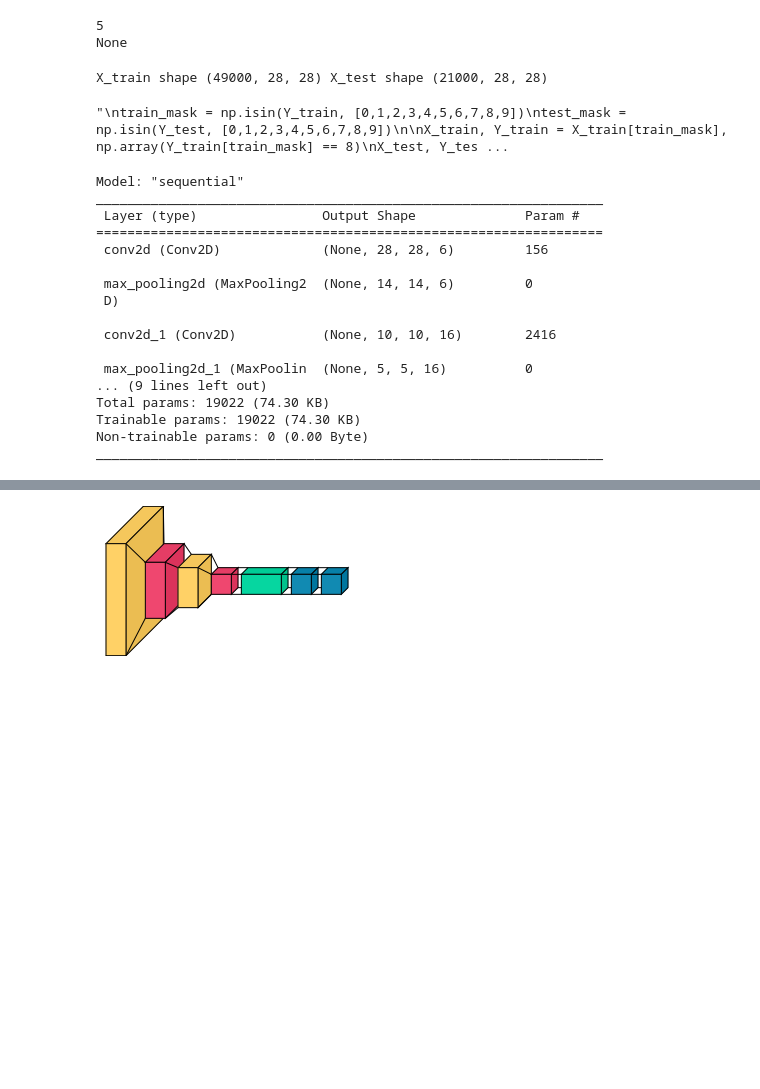
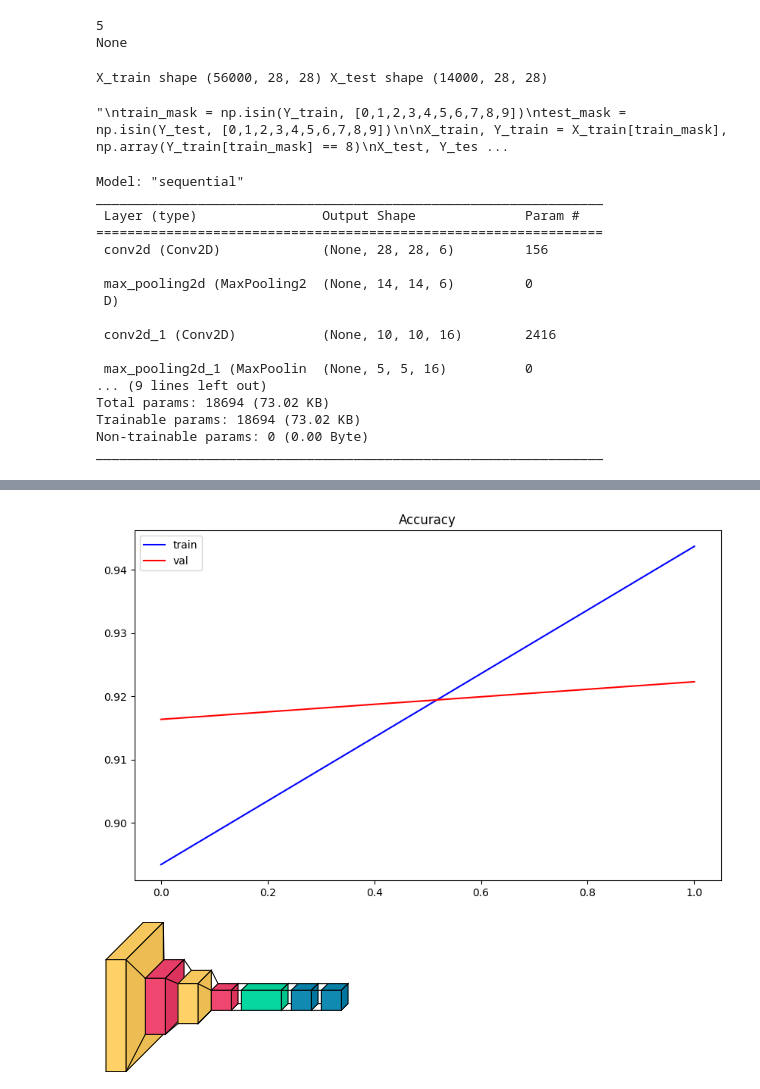
Before and after one commit to oskarkris/MasterOppgave, a Jupyter notebook: Mastern.ipynb, the cells around one changed output, grey strips where cells are left out. Saved outputs shown, nothing was run; the diff lists cells and outputs as text; code cells hidden in the pictures; blank space fills up the shorter version.

```diff
--- a/Mastern.ipynb
+++ b/Mastern.ipynb
@@ -32,8 +32,8 @@ df = pd.read_csv('Pred_results.csv')
 # %%
-(train_images, _), (_, _) = mnist.load_data()
+""" (train_images, _), (_, _) = mnist.load_data()
 
 # Choose an example image
 #index 1027 50%, index 0 100%
 example_index = 0
-input_image = train_images[example_index]
+input_image = train_images[example_index] """
 # %%
@@ -71,14 +71,16 @@ print(gradient)
 5
 None
 # %%
-(X_train, Y_train), (X_test, Y_test) = mnist.load_data()
-x = np.concatenate((X_train, X_test))
-y = np.concatenate((Y_train, Y_test))
-train_size = 0.7
+(train_img, train_label), (test_img, test_label) = mnist.load_data()
+train_labels_binary = (train_label == 9).astype(int)
+test_labels_binary = (test_label == 9).astype(int)
+x = np.concatenate((train_img, test_img))
+y = np.concatenate((train_labels_binary, test_labels_binary))
+train_size = 0.8
 X_train, X_test, Y_train, Y_test = train_test_split(x, y, train_size=train_size)
 print('X_train shape', X_train.shape, 'X_test shape', X_test.shape)
 # %% [output]
-X_train shape (49000, 28, 28) X_test shape (21000, 28, 28)
+X_train shape (56000, 28, 28) X_test shape (14000, 28, 28)
 # %%
 """
 train_mask = np.isin(Y_train, [0,1,2,3,4,5,6,7,8,9])
@@ -147,7 +154,7 @@ def preprocess_data(X_train, y_train, X_test, y_test):
 
   return X_train, y_train, X_test, y_test
 # %%
-LeNet_model = LeNet()
+LeNet_model , output_specific_layer, output_img_data =  LeNet()
 LeNet_model.summary()
 # %% [output]
 Model: "sequential"
@@ -163,8 +170,8 @@ _________________________________________________________________
 
  max_pooling2d_1 (MaxPoolin  (None, 5, 5, 16)          0
 ... (9 lines left out)
-Total params: 19022 (74.30 KB)
-Trainable params: 19022 (74.30 KB)
+Total params: 18694 (73.02 KB)
+Trainable params: 18694 (73.02 KB)
 Non-trainable params: 0 (0.00 Byte)
 _________________________________________________________________
 # %%
@@ -189,4 +196,5 @@ def train_model(model, X_train, y_train, X_test, y_test, epochs = 2, batch_size
   print('%.3f' % (acc * 100.0))
   summary_history(history)
 # %%
-#train_model(LeNet_model, X_train, Y_train, X_test, Y_test)
+train_model(LeNet_model, X_train, Y_train, X_test, Y_test)
+# %% [output]
@@ -193,3 +207,4 @@ def train_model(model, X_train, y_train, X_test, y_test, epochs = 2, batch_size
+[figure, added]
 # %%
 visualkeras.layered_view(LeNet_model)
 # %% [output]
```
Also changed, not shown: parts of 11 cells of this notebook.
